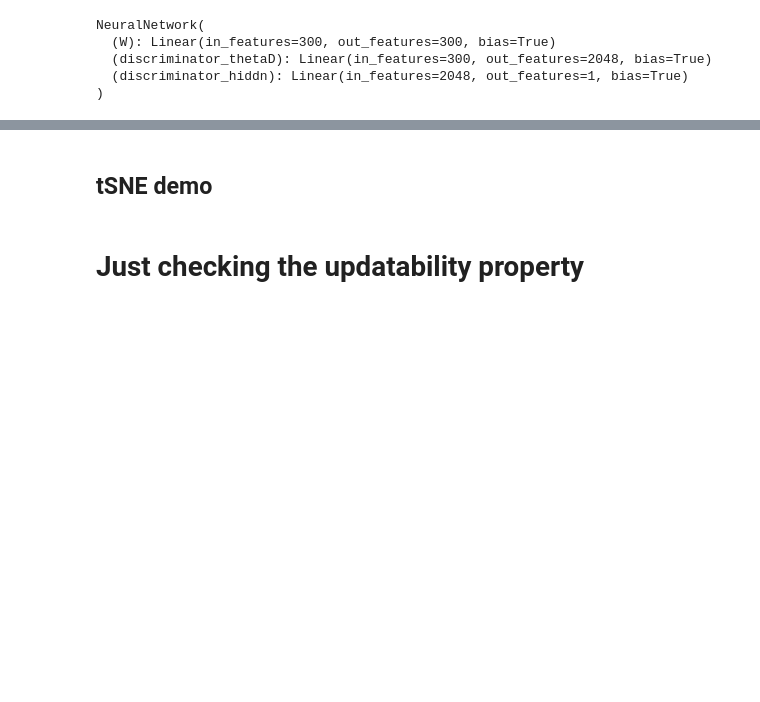
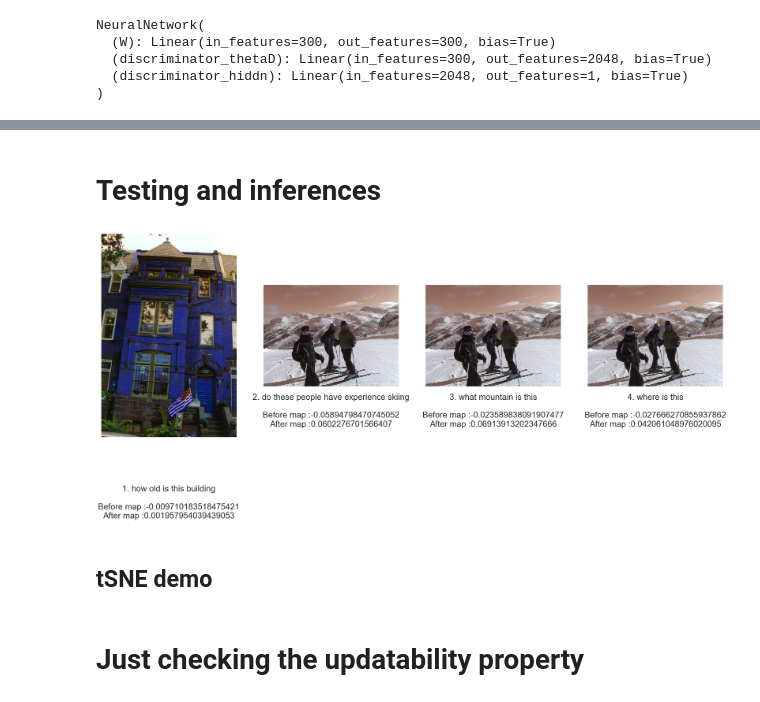
Before and after one commit to Murali81/Question-Relevance-in-VQA, a Jupyter notebook: Adversarial Training/Adversarial Training.ipynb, the cells around one changed output, grey strips where cells are left out. Saved outputs shown, nothing was run; the diff lists cells and outputs as text; code cells hidden in the pictures; blank space fills up the shorter version.

```diff
--- a/Adversarial Training/Adversarial Training.ipynb
+++ b/Adversarial Training/Adversarial Training.ipynb
@@ -224,0 +242,2 @@ plt.legend(loc='upper right')
+# %% [markdown]
+# Testing and inferences
@@ -224,0 +246,2 @@ plt.legend(loc='upper right')
+# %%
+W_matrix = np.array(W_matrix)
@@ -225,3 +259,69 @@ plt.legend(loc='upper right')
+# %%
+# definition to show original image and reconstructed image
+def showOrigDec(orig, quesstions,before,after,num=3):
+    import matplotlib.pyplot as plt
+    n = num
+    plt.figure(figsize=(40, 20))
+
+    for i in range(n):
+        # display original
+        ax = plt.subplot(1, n, i+1)
+        plt.imshow(orig[i])
+        ax.text(0.5,-0.4, str(i+1)+". "+ quesstions[i]+"\n\nBefore map :"+str(before[i])+"\nAfter map :"+str(after[i]), size=30, ha="center", transform=ax.transAxes)
+#         ax.text(2, 4,"A test string")
+        ax.get_xaxis().set_visible(False)
+        ax.get_yaxis().set_visible(False)
+
+
+    plt.show()
+# %%
+lbound = 4
+num = 4
+
+
+# print("Images are ",meta_imgs[])
+
+meta_img_test = meta_imgs[lbound :lbound + num]
+meta_que_test = meta_ques[lbound :lbound + num]
+
+
+
+parent_folder = "D:/SEM_7/Core_Project/MyCode/"
+img_folder = "VQG/Image-Captioning/VQg_Dataset/VQG_Dataset/"
+
+generatedImages = [ cv2.imread(parent_folder+img_folder+img_id_file_map[img_id]) for img_id in meta_img_test]
+
+
+x_img = input_img[lbound :lbound + num]
+y_text = input_text[lbound :lbound + num]
+
+from sklearn.metrics.pairwise import cosine_similarity
+
+
+before_cosine_sim = []
+
+for i in range(num):
+    img_vec = x_img[i].reshape(1,-1)
+    txt_vec = y_text[i].reshape(1,-1)
+#     print(cosine_similarity(img_vec,txt_vec),end='')
+    before_cosine_sim.append(cosine_similarity(img_vec,txt_vec)[0][0])
+
+x_img = input_img[lbound :lbound + num]
+y_text = input_text[lbound :lbound + num]
+
+x_chang = np.matmul(x_img,W_matrix)
+
+after_cosine_sim = []
+
+for i in range(num):
+    img_vec = x_chang[i].reshape(1,-1)
+    txt_vec = y_text[i].reshape(1,-1)
+#     print(cosine_similarity(img_vec,txt_vec),end='')
+    after_cosine_sim.append(cosine_similarity(img_vec,txt_vec)[0][0])
+
+showOrigDec(generatedImages,meta_que_test,before_cosine_sim,after_cosine_sim,num)
+# %% [output]
+[figure, added]
 # %% [markdown]
 ## tSNE demo
 # %%
```
Also changed, not shown: parts of 12 cells of this notebook.
